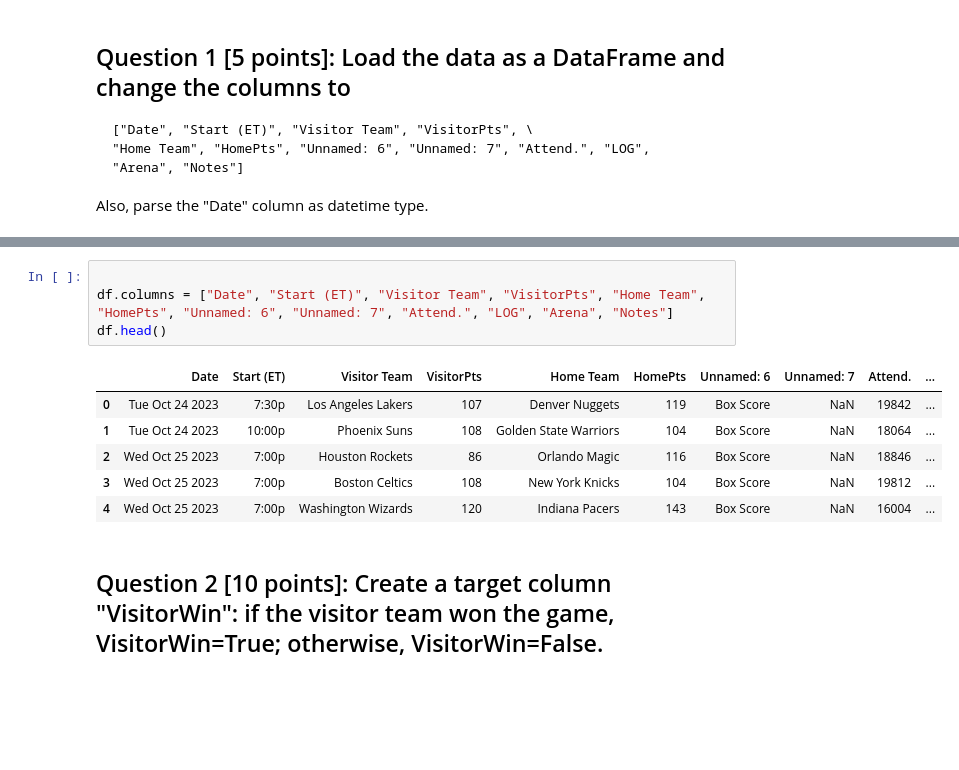
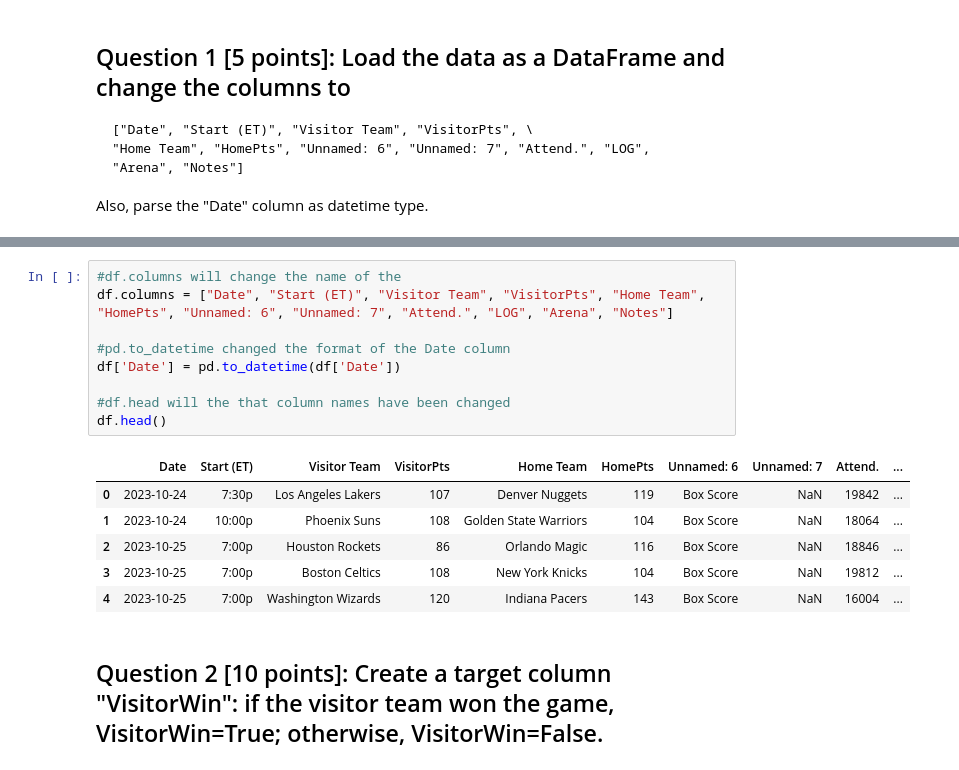
Before and after one commit to Izquazzle/appl, a Jupyter notebook: INFO371_Assignment2.ipynb, the cells around one changed output, grey strips where cells are left out. Saved outputs shown, nothing was run; the diff lists cells and outputs as text; blank space fills up the shorter version.

```diff
--- a/INFO371_Assignment2.ipynb
+++ b/INFO371_Assignment2.ipynb
@@ -73,13 +67,18 @@ df.head()
 # %%
+#df.columns will change the name of the
+df.columns = ["Date", "Start (ET)", "Visitor Team", "VisitorPts", "Home Team", "HomePts", "Unnamed: 6", "Unnamed: 7", "Attend.", "LOG", "Arena", "Notes"]
 
-df.columns = ["Date", "Start (ET)", "Visitor Team", "VisitorPts", "Home Team", "HomePts", "Unnamed: 6", "Unnamed: 7", "Attend.", "LOG", "Arena", "Notes"]
+#pd.to_datetime changed the format of the Date column
+df['Date'] = pd.to_datetime(df['Date'])
+
+#df.head will the that column names have been changed
 df.head()
 # %% [output]
 |  | Date | Start (ET) | Visitor Team | VisitorPts | Home Team | HomePts | Unnamed: 6 | Unnamed: 7 | Attend. | ... |
-| 0 | Tue Oct 24 2023 | 7:30p | Los Angeles Lakers | 107 | Denver Nuggets | 119 | Box Score | NaN | 19842 | ... |
-| 1 | Tue Oct 24 2023 | 10:00p | Phoenix Suns | 108 | Golden State Warriors | 104 | Box Score | NaN | 18064 | ... |
-| 2 | Wed Oct 25 2023 | 7:00p | Houston Rockets | 86 | Orlando Magic | 116 | Box Score | NaN | 18846 | ... |
-| 3 | Wed Oct 25 2023 | 7:00p | Boston Celtics | 108 | New York Knicks | 104 | Box Score | NaN | 19812 | ... |
-| 4 | Wed Oct 25 2023 | 7:00p | Washington Wizards | 120 | Indiana Pacers | 143 | Box Score | NaN | 16004 | ... |
+| 0 | 2023-10-24 | 7:30p | Los Angeles Lakers | 107 | Denver Nuggets | 119 | Box Score | NaN | 19842 | ... |
+| 1 | 2023-10-24 | 10:00p | Phoenix Suns | 108 | Golden State Warriors | 104 | Box Score | NaN | 18064 | ... |
+| 2 | 2023-10-25 | 7:00p | Houston Rockets | 86 | Orlando Magic | 116 | Box Score | NaN | 18846 | ... |
+| 3 | 2023-10-25 | 7:00p | Boston Celtics | 108 | New York Knicks | 104 | Box Score | NaN | 19812 | ... |
+| 4 | 2023-10-25 | 7:00p | Washington Wizards | 120 | Indiana Pacers | 143 | Box Score | NaN | 16004 | ... |
 # %% [markdown]
 ## Question 2 [10 points]: Create a target column "VisitorWin": if the visitor team won the game, VisitorWin=True; otherwise, VisitorWin=False.
```
Also changed, not shown: parts of 5 cells of this notebook.
